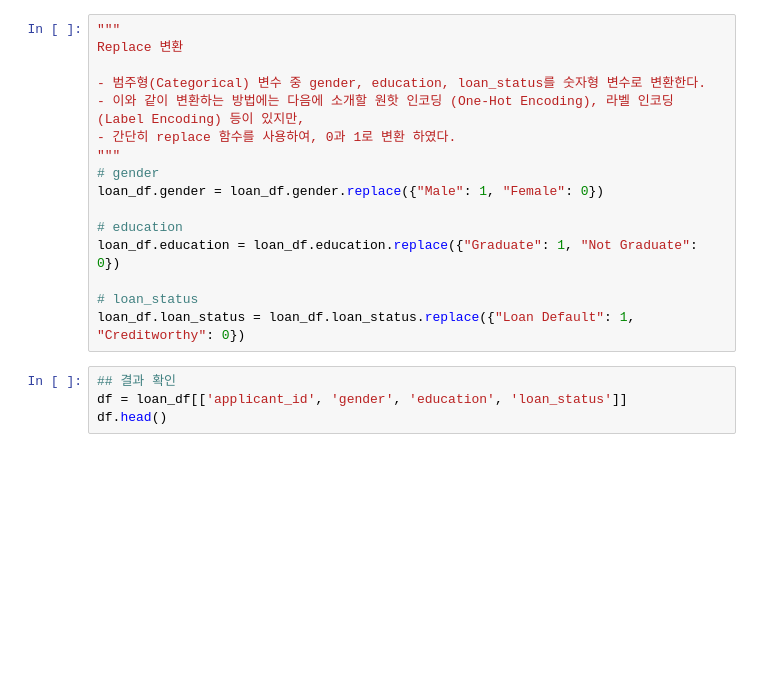
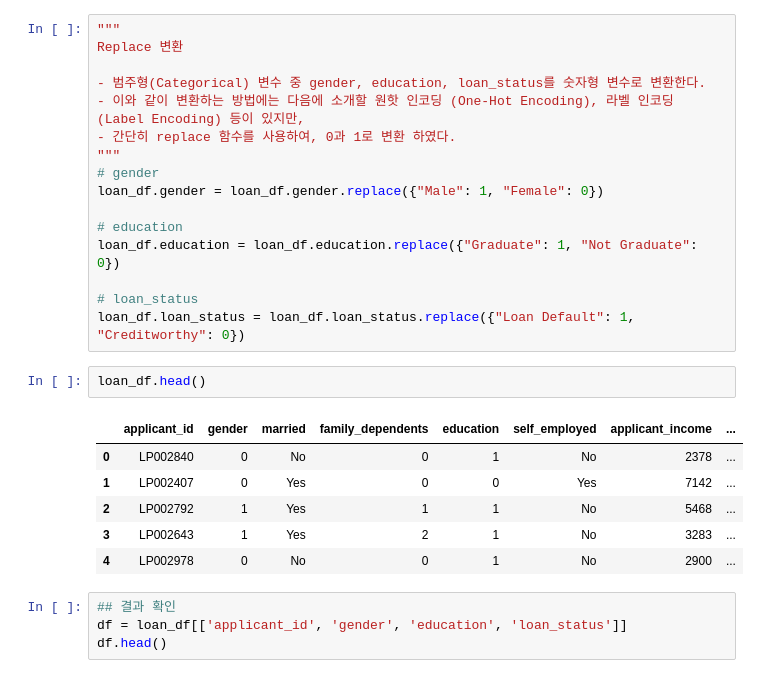
Before and after one commit to YeonwooSung/MLOps, a Jupyter notebook: mlops_study/mlops-study-ml-env/jupyter/data/work/02_ineligible_loan_model_training.ipynb, the cells around one changed output. Drawn from its saved outputs; the diff is of its cells as text; blank space fills up the shorter version.

```diff
--- a/mlops_study/mlops-study-ml-env/jupyter/data/work/02_ineligible_loan_model_training.ipynb
+++ b/mlops_study/mlops-study-ml-env/jupyter/data/work/02_ineligible_loan_model_training.ipynb
@@ -88,6 +101,15 @@ loan_df.education = loan_df.education.replace({"Graduate": 1, "Not Graduate": 0}
 
 # loan_status
 loan_df.loan_status = loan_df.loan_status.replace({"Loan Default": 1, "Creditworthy": 0})
+# %%
+loan_df.head()
+# %% [output]
+|  | applicant_id | gender | married | family_dependents | education | self_employed | applicant_income | ... |
+| 0 | LP002840 | 0 | No | 0 | 1 | No | 2378 | ... |
+| 1 | LP002407 | 0 | Yes | 0 | 0 | Yes | 7142 | ... |
+| 2 | LP002792 | 1 | Yes | 1 | 1 | No | 5468 | ... |
+| 3 | LP002643 | 1 | Yes | 2 | 1 | No | 3283 | ... |
+| 4 | LP002978 | 0 | No | 0 | 1 | No | 2900 | ... |
 # %%
 ## 결과 확인
 df = loan_df[['applicant_id', 'gender', 'education', 'loan_status']]
```
Also changed, not shown: parts of 7 cells of this notebook, 3 other files.
